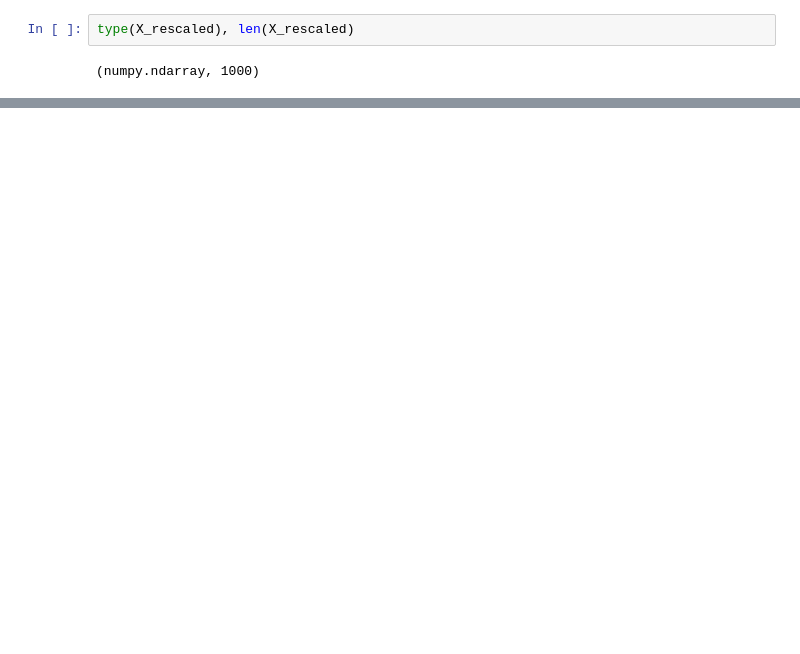
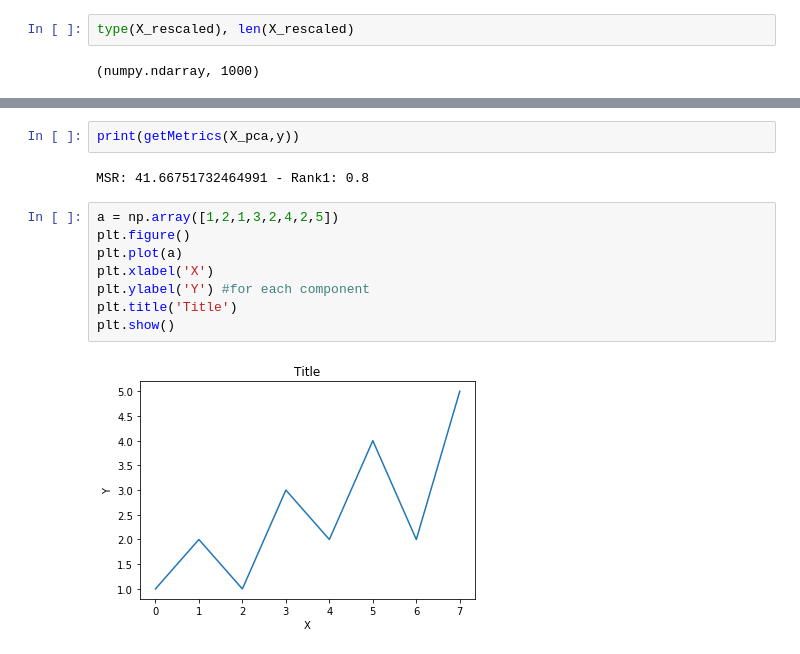
Before and after one commit to grisellycooper/FeatureExtractor_Imagenet, a Jupyter notebook: PCA.ipynb, the cells around one changed output, grey strips where cells are left out. Cells and saved outputs as stored; diff of their text form; blank space fills up the shorter version.

Commit message:
get metrics

```diff
--- a/PCA.ipynb
+++ b/PCA.ipynb
@@ -55,0 +125,14 @@ plt.show()
+# %%
+print(getMetrics(X_pca,y))
+# %% [output]
+MSR: 41.66751732464991 - Rank1: 0.8
+# %%
+a = np.array([1,2,1,3,2,4,2,5])
+plt.figure()
+plt.plot(a)
+plt.xlabel('X')
+plt.ylabel('Y') #for each component
+plt.title('Title')
+plt.show()
+# %% [output]
+[figure, added]
```
Also changed, not shown: parts of 8 cells of this notebook, 3 other files.
